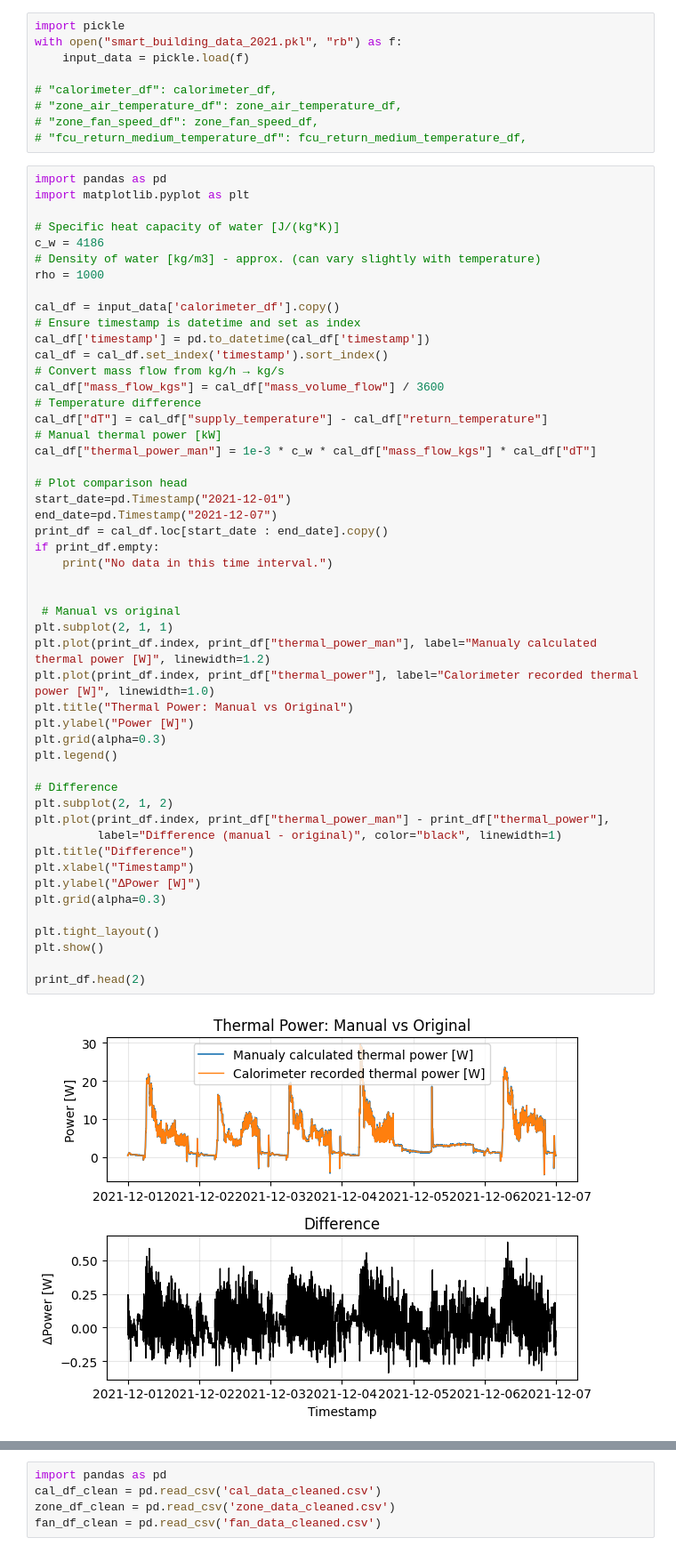
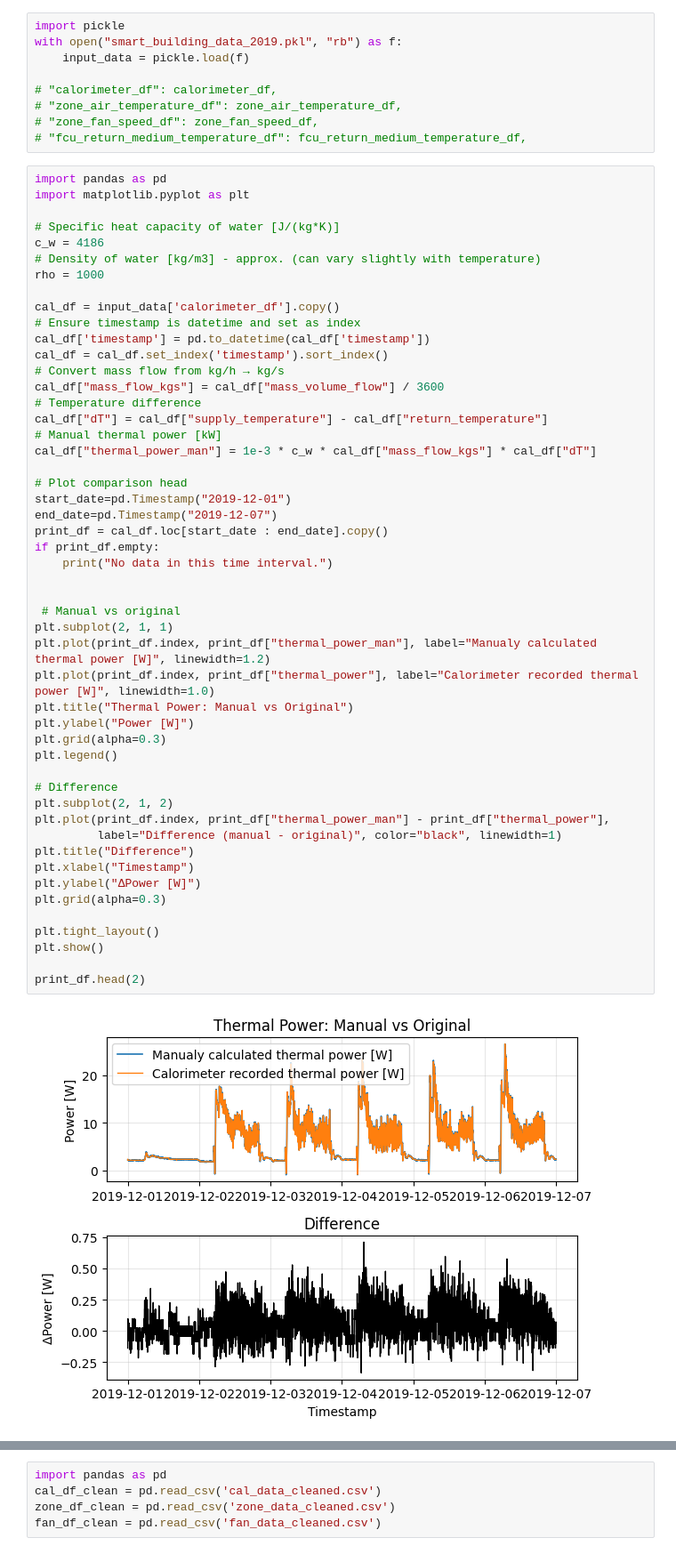
Before and after one commit to MartinVidmar3/ZavrsniRad, a Jupyter notebook: diplomski_projekt/novi-sistem.ipynb, the cells around one changed output, grey strips where cells are left out. Shown at 89% size. Cells and saved outputs as stored; diff of their text form.

```diff
--- a/diplomski_projekt/novi-sistem.ipynb
+++ b/diplomski_projekt/novi-sistem.ipynb
@@ -1,6 +1,6 @@
 # %%
 import pickle
-with open("smart_building_data_2021.pkl", "rb") as f:
+with open("smart_building_data_2019.pkl", "rb") as f:
     input_data = pickle.load(f)
 
 # "calorimeter_df": calorimeter_df,
@@ -28,36 +28,36 @@ cal_df["dT"] = cal_df["supply_temperature"] - cal_df["return_temperature"]
 cal_df["thermal_power_man"] = 1e-3 * c_w * cal_df["mass_flow_kgs"] * cal_df["dT"]
 
 # Plot comparison head
-start_date=pd.Timestamp("2021-12-01")
-end_date=pd.Timestamp("2021-12-07")
+start_date=pd.Timestamp("2019-12-01")
+end_date=pd.Timestamp("2019-12-07")
 print_df = cal_df.loc[start_date : end_date].copy()
 if print_df.empty:
     print("No data in this time interval.")
 
 
  # Manual vs original
 plt.subplot(2, 1, 1)
 plt.plot(print_df.index, print_df["thermal_power_man"], label="Manualy calculated thermal power [W]", linewidth=1.2)
 plt.plot(print_df.index, print_df["thermal_power"], label="Calorimeter recorded thermal power [W]", linewidth=1.0)
 plt.title("Thermal Power: Manual vs Original")
 plt.ylabel("Power [W]")
 plt.grid(alpha=0.3)
 plt.legend()
 
 # Difference
 plt.subplot(2, 1, 2)
 plt.plot(print_df.index, print_df["thermal_power_man"] - print_df["thermal_power"],
          label="Difference (manual - original)", color="black", linewidth=1)
 plt.title("Difference")
 plt.xlabel("Timestamp")
 plt.ylabel("ΔPower [W]")
 plt.grid(alpha=0.3)
 
 plt.tight_layout()
 plt.show()
 
 print_df.head(2)
 # %% [output]
-[figure, old version]
+[figure, new version]
 |  | supply_temperature | return_temperature | mass_volume_flow | thermal_power | missing_data_flag | ... |
 | timestamp |  |  |  |  |  | ... |
```
Also changed, not shown: parts of 15 cells of this notebook, 1 other file.
